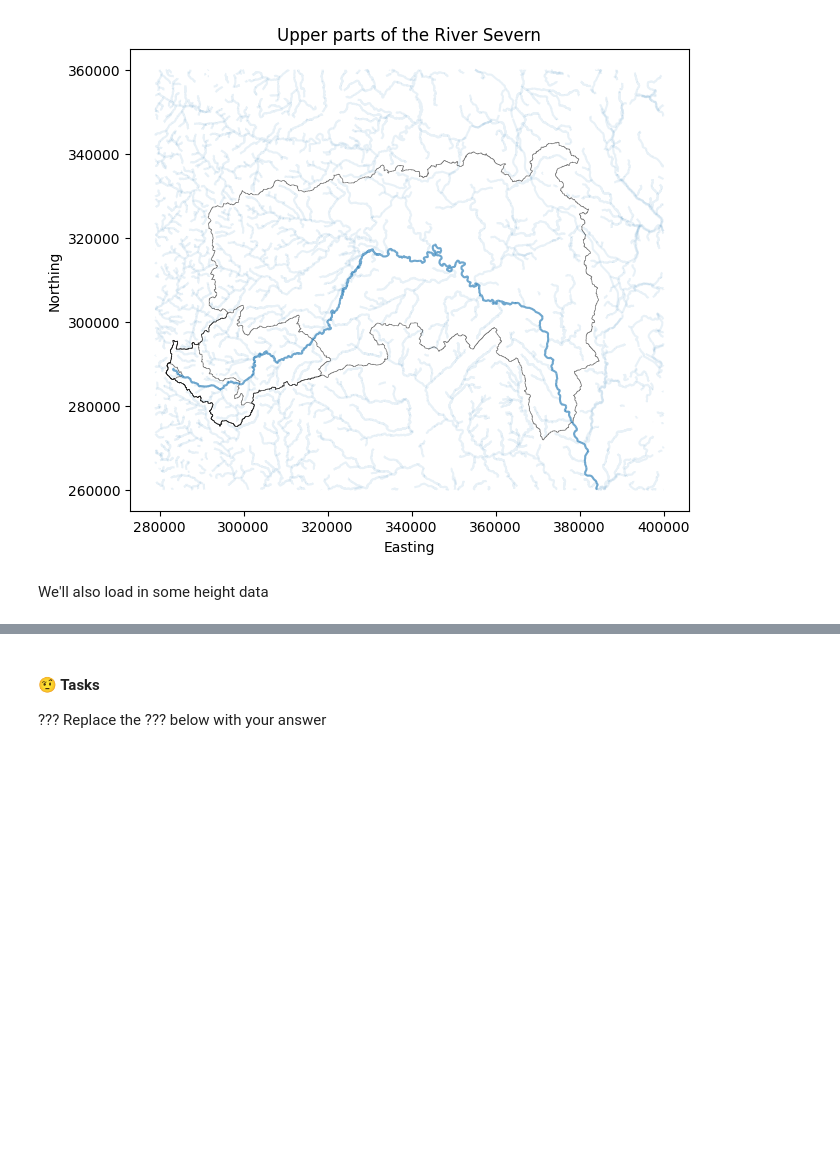
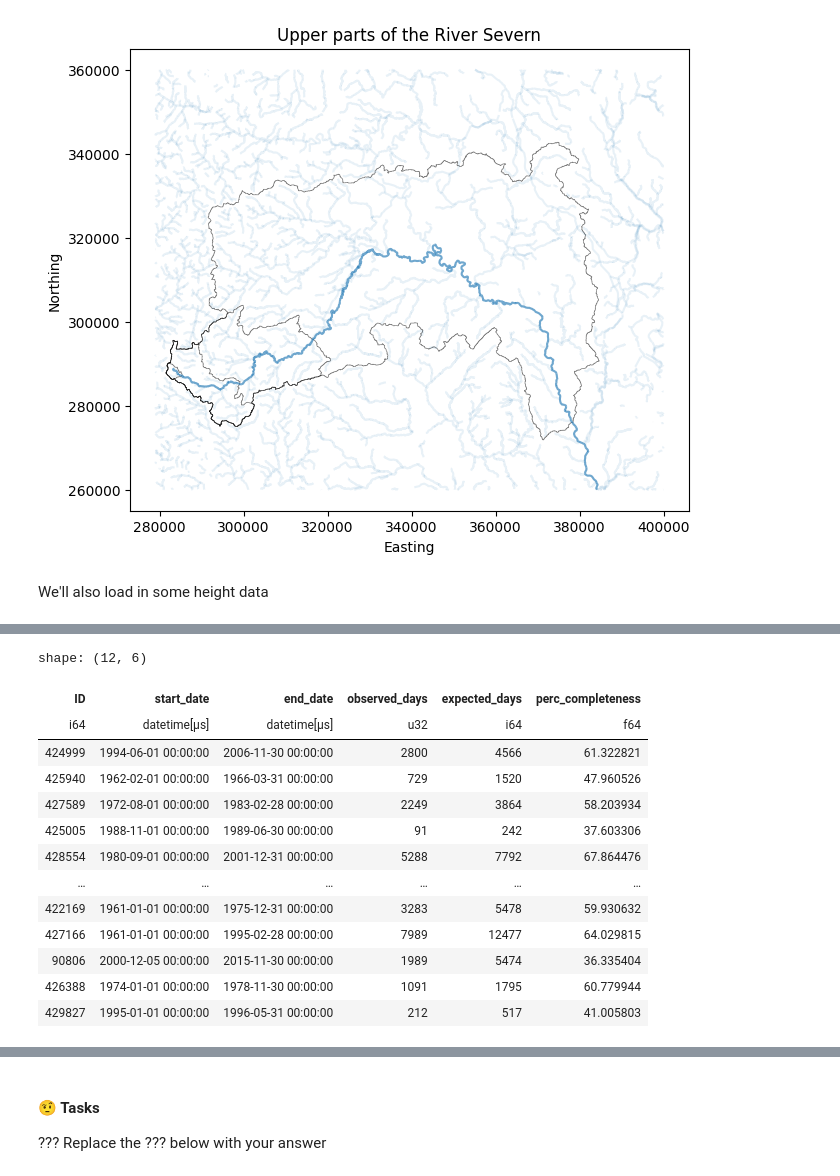
Before and after one commit to Thomasjkeel/UKCEH_Summer_School, a Jupyter notebook: Workshop_4/Workshop_4_rainfall_comparison.ipynb, the cells around one changed output, grey strips where cells are left out. Saved outputs shown, nothing was run; the diff lists cells and outputs as text; code cells hidden in the pictures; blank space fills up the shorter version.

```diff
--- a/Workshop_4/Workshop_4_rainfall_comparison.ipynb
+++ b/Workshop_4/Workshop_4_rainfall_comparison.ipynb
@@ -297,0 +354,7 @@ one_gauge = severn_rain_gauge_data.filter(pl.col("ID") == 90537)
+# %%
+severn_rain_gauge_data_observed = severn_rain_gauge_data.group_by("ID").agg([
+        pl.col("DATETIME").min().alias("start_date"),
+        pl.col("DATETIME").max().alias("end_date"),
+        pl.len().alias("observed_days"),
+    ])
+severn_rain_gauge_data_observed.head()
@@ -297,0 +370,6 @@ one_gauge = severn_rain_gauge_data.filter(pl.col("ID") == 90537)
+# %%
+severn_rain_gauge_data_observed_and_expected = severn_rain_gauge_data_observed.with_columns([
+        ((pl.col("end_date") - pl.col("start_date")).dt.total_days() + 1).alias("expected_days"),
+    ])
+
+severn_rain_gauge_data_observed_and_expected.head()
@@ -297,0 +385,6 @@ one_gauge = severn_rain_gauge_data.filter(pl.col("ID") == 90537)
+# %%
+severn_rain_gauge_data_completeness = severn_rain_gauge_data_observed_and_expected.with_columns([
+        ((pl.col("observed_days") / pl.col("expected_days")) * 100).alias("perc_completeness")
+    ])
+
+severn_rain_gauge_data_completeness.head()
@@ -297,0 +400,18 @@ one_gauge = severn_rain_gauge_data.filter(pl.col("ID") == 90537)
+# %%
+
+severn_rain_gauge_data_completeness.filter(pl.col("perc_completeness") < 70)
+# %% [output]
+shape: (12, 6)
+| ID | start_date | end_date | observed_days | expected_days | perc_completeness |
+| i64 | datetime[μs] | datetime[μs] | u32 | i64 | f64 |
+| 424999 | 1994-06-01 00:00:00 | 2006-11-30 00:00:00 | 2800 | 4566 | 61.322821 |
+| 425940 | 1962-02-01 00:00:00 | 1966-03-31 00:00:00 | 729 | 1520 | 47.960526 |
+| 427589 | 1972-08-01 00:00:00 | 1983-02-28 00:00:00 | 2249 | 3864 | 58.203934 |
+| 425005 | 1988-11-01 00:00:00 | 1989-06-30 00:00:00 | 91 | 242 | 37.603306 |
+| 428554 | 1980-09-01 00:00:00 | 2001-12-31 00:00:00 | 5288 | 7792 | 67.864476 |
+| … | … | … | … | … | … |
+| 422169 | 1961-01-01 00:00:00 | 1975-12-31 00:00:00 | 3283 | 5478 | 59.930632 |
+| 427166 | 1961-01-01 00:00:00 | 1995-02-28 00:00:00 | 7989 | 12477 | 64.029815 |
+| 90806 | 2000-12-05 00:00:00 | 2015-11-30 00:00:00 | 1989 | 5474 | 36.335404 |
+| 426388 | 1974-01-01 00:00:00 | 1978-11-30 00:00:00 | 1091 | 1795 | 60.779944 |
+| 429827 | 1995-01-01 00:00:00 | 1996-05-31 00:00:00 | 212 | 517 | 41.005803 |
```
Also changed, not shown: parts of 29 cells of this notebook.
